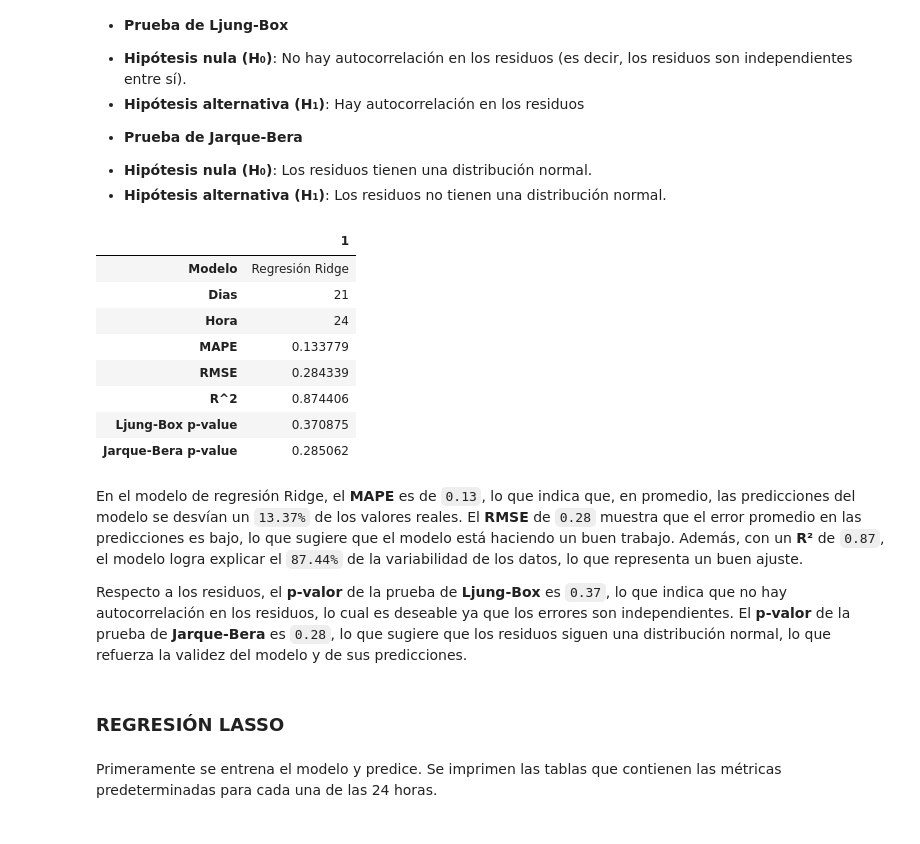
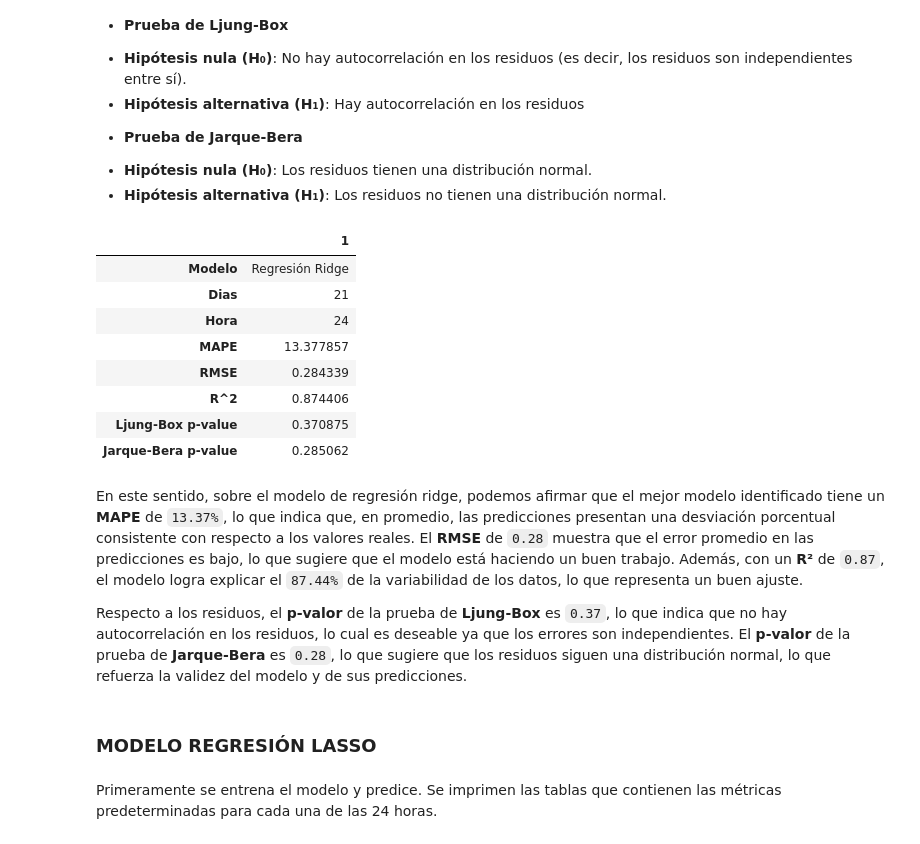
Before and after one commit to valecabrera21/PF_Modelos, a Jupyter notebook: _sources/MODELOS.ipynb, the cells around one changed output. Saved outputs shown, nothing was run; the diff lists cells and outputs as text; code cells hidden in the pictures.

```diff
--- a/_sources/MODELOS.ipynb
+++ b/_sources/MODELOS.ipynb
@@ -778,13 +797,13 @@ metricas = []
 dias = 28
 hora = 8
 iniciotrain = 0
-while (iniciotrain + (dias * 24) + 1) < len(X):
+while (iniciotrain + (dias * 24) + hora) < len(X):
     fintrain = iniciotrain + (dias * 24)
     X_train, y_train, X_test, y_test = plieguess(iniciotrain, fintrain, hora)
     modeloknn.fit(X_train, y_train)
     y_prediccion= modeloknn.predict(X_test)
     rmse = mean_squared_error(y_test, y_prediccion, squared=False)
-    mape = mean_absolute_percentage_error(y_test, y_prediccion)
+    mape = MAPE(y_test, y_prediccion)
     r2 = r2_score(y_test, y_prediccion)
     ljungbox, jarquebera = residuos(y_test, y_prediccion)
     metricas.append({
@@ -832,7 +851,7 @@ for hora in range(1, 25):
             modeloreglin.fit(X_train, y_train)
             y_prediccion= modeloreglin.predict(X_test)
             rmse = mean_squared_error(y_test, y_prediccion, squared=False)
-            mape = mean_absolute_percentage_error(y_test, y_prediccion)
+            mape = MAPE(y_test, y_prediccion)
             r2 = r2_score(y_test, y_prediccion)
             metricas.append({
                 'Modelo': 'Regresión Lineal',
@@ -1092,13 +1111,13 @@ metricas = []
 dias = 21
 hora = 24
 iniciotrain = 0
-while (iniciotrain + (dias * 24) + 1) < len(X):
+while (iniciotrain + (dias * 24) + hora) < len(X):
     fintrain = iniciotrain + (dias * 24)
     X_train, y_train, X_test, y_test = plieguess(iniciotrain, fintrain, hora)
     modeloreglin.fit(X_train, y_train)
     y_prediccion= modeloreglin.predict(X_test)
     rmse = mean_squared_error(y_test, y_prediccion, squared=False)
-    mape = mean_absolute_percentage_error(y_test, y_prediccion)
+    mape = MAPE(y_test, y_prediccion)
     r2 = r2_score(y_test, y_prediccion)
     ljungbox, jarquebera = residuos(y_test, y_prediccion)
     metricas.append({
@@ -1147,7 +1166,7 @@ for hora in range(1, 25):
             modeloridge.fit(X_train, y_train)
             y_prediccion= modeloridge.predict(X_test)
             rmse = mean_squared_error(y_test, y_prediccion, squared=False)
-            mape = mean_absolute_percentage_error(y_test, y_prediccion)
+            mape = MAPE(y_test, y_prediccion)
             r2 = r2_score(y_test, y_prediccion)
             metricas.append({
                 'Modelo': 'Regresión Ridge',
@@ -1407,46 +1426,46 @@ metricas = []
 dias = 21
 hora = 24
 iniciotrain = 0
-while (iniciotrain + (dias * 24) + 1) < len(X):
+while (iniciotrain + (dias * 24) + hora) < len(X):
     fintrain = iniciotrain + (dias * 24)
     X_train, y_train, X_test, y_test = plieguess(iniciotrain, fintrain, hora)
     modeloridge.fit(X_train, y_train)
     y_prediccion= modeloridge.predict(X_test)
     rmse = mean_squared_error(y_test, y_prediccion, squared=False)
-    mape = mean_absolute_percentage_error(y_test, y_prediccion)
+    mape = MAPE(y_test, y_prediccion)
     r2 = r2_score(y_test, y_prediccion)
     ljungbox, jarquebera = residuos(y_test, y_prediccion)
     metricas.append({
         'Modelo': 'Regresión Ridge',
         'Dias': dias,
         'Hora': hora,
         'MAPE': mape,
         'RMSE': rmse,
         'R^2': r2,
         'Ljung-Box p-value' : ljungbox,
         'Jarque-Bera p-value' : jarquebera
     })
     iniciotrain = fintrain
 dataridge = pd.DataFrame(metricas)
 dataridge = dataridge.loc[dataridge['RMSE'].idxmin()]
 dataridge = pd.DataFrame(dataridge)
 dataridge
 # %% [output]
 |  | 1 |
 | Modelo | Regresión Ridge |
 | Dias | 21 |
 | Hora | 24 |
-| MAPE | 0.133779 |
+| MAPE | 13.377857 |
 | RMSE | 0.284339 |
 | R^2 | 0.874406 |
 | Ljung-Box p-value | 0.370875 |
 | Jarque-Bera p-value | 0.285062 |
 # %% [markdown]
-En el modelo de regresión Ridge, el **MAPE** es de `0.13`, lo que indica que, en promedio, las predicciones del modelo se desvían un `13.37%` de los valores reales. El **RMSE** de `0.28` muestra que el error promedio en las predicciones es bajo, lo que sugiere que el modelo está haciendo un buen trabajo. Además, con un **R²** de `0.87`, el modelo logra explicar el `87.44%` de la variabilidad de los datos, lo que representa un buen ajuste.
+En este sentido, sobre el modelo de regresión ridge, podemos afirmar que el mejor modelo identificado tiene un **MAPE** de `13.37%`, lo que indica que, en promedio, las predicciones presentan una desviación porcentual consistente con respecto a los valores reales. El **RMSE** de `0.28` muestra que el error promedio en las predicciones es bajo, lo que sugiere que el modelo está haciendo un buen trabajo. Además, con un **R²** de `0.87`, el modelo logra explicar el `87.44%` de la variabilidad de los datos, lo que representa un buen ajuste.
 
 Respecto a los residuos, el **p-valor** de la prueba de **Ljung-Box** es `0.37`, lo que indica que no hay autocorrelación en los residuos, lo cual es deseable ya que los errores son independientes. El **p-valor** de la prueba de **Jarque-Bera** es `0.28`, lo que sugiere que los residuos siguen una distribución normal, lo que refuerza la validez del modelo y de sus predicciones.
 # %% [markdown]
-### **REGRESIÓN LASSO**
+### **MODELO REGRESIÓN LASSO**
 # %% [markdown]
 Primeramente se entrena el modelo y predice. Se imprimen las tablas que contienen las métricas predeterminadas para cada una de las 24 horas.
 # %%
```
Also changed, not shown: parts of 292 cells of this notebook, 16 other files.
